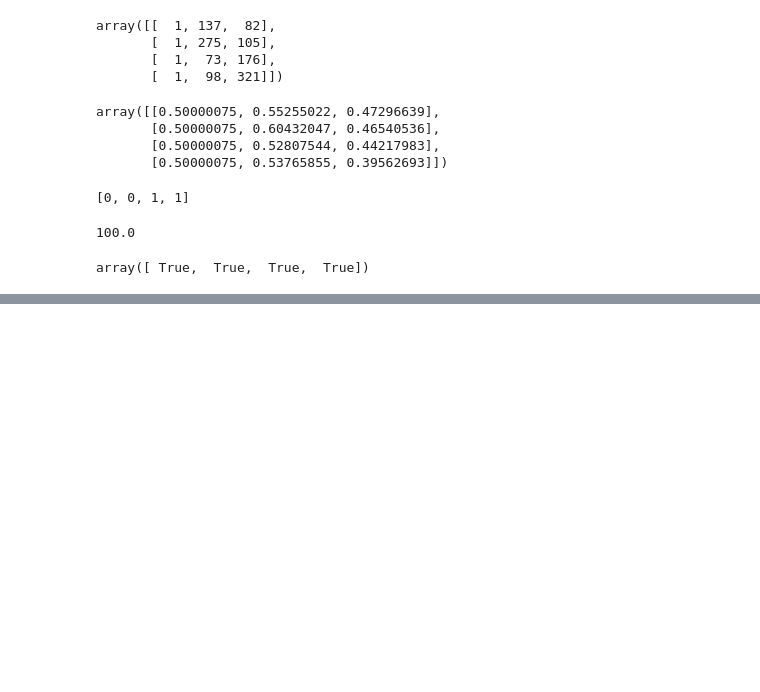
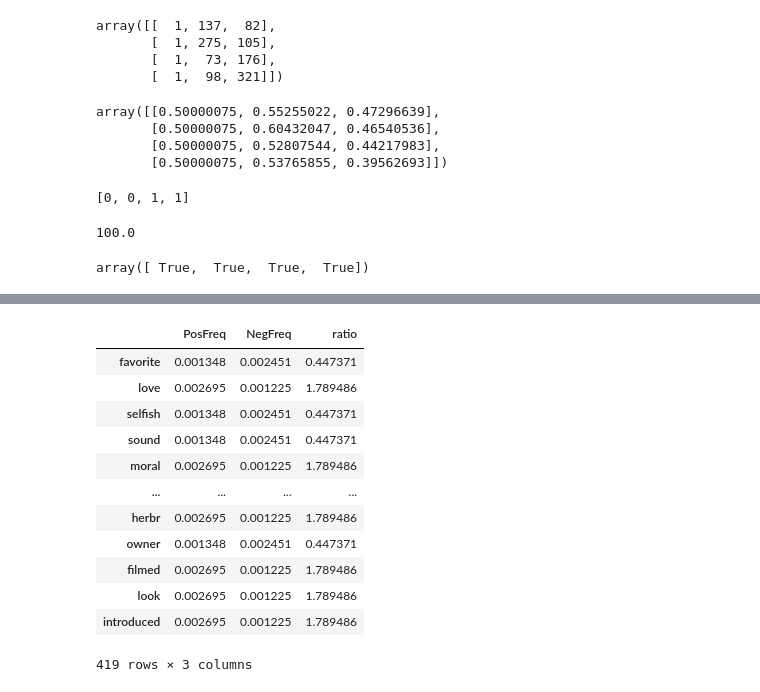
Before and after one commit to mralamdari/NLP-Classification-and-Vector-Spaces, a Jupyter notebook: NLP_Classification_and_Vector_Spaces_Begginer.ipynb, the cells around one changed output, grey strips where cells are left out. Drawn from its saved outputs; the diff is of its cells as text; code cells hidden in the pictures; blank space fills up the shorter version.

```diff
--- a/NLP_Classification_and_Vector_Spaces_Begginer.ipynb
+++ b/NLP_Classification_and_Vector_Spaces_Begginer.ipynb
@@ -295,0 +323,16 @@ pfreq_df
+# %%
+ls_freq_df
+# %% [output]
+|  | PosFreq | NegFreq | ratio |
+| favorite | 0.001348 | 0.002451 | 0.447371 |
+| love | 0.002695 | 0.001225 | 1.789486 |
+| selfish | 0.001348 | 0.002451 | 0.447371 |
+| sound | 0.001348 | 0.002451 | 0.447371 |
+| moral | 0.002695 | 0.001225 | 1.789486 |
+| ... | ... | ... | ... |
+| herbr | 0.002695 | 0.001225 | 1.789486 |
+| owner | 0.001348 | 0.002451 | 0.447371 |
+| filmed | 0.002695 | 0.001225 | 1.789486 |
+| look | 0.002695 | 0.001225 | 1.789486 |
+| introduced | 0.002695 | 0.001225 | 1.789486 |
+419 rows × 3 columns
```
Also changed, not shown: parts of 9 cells of this notebook.
